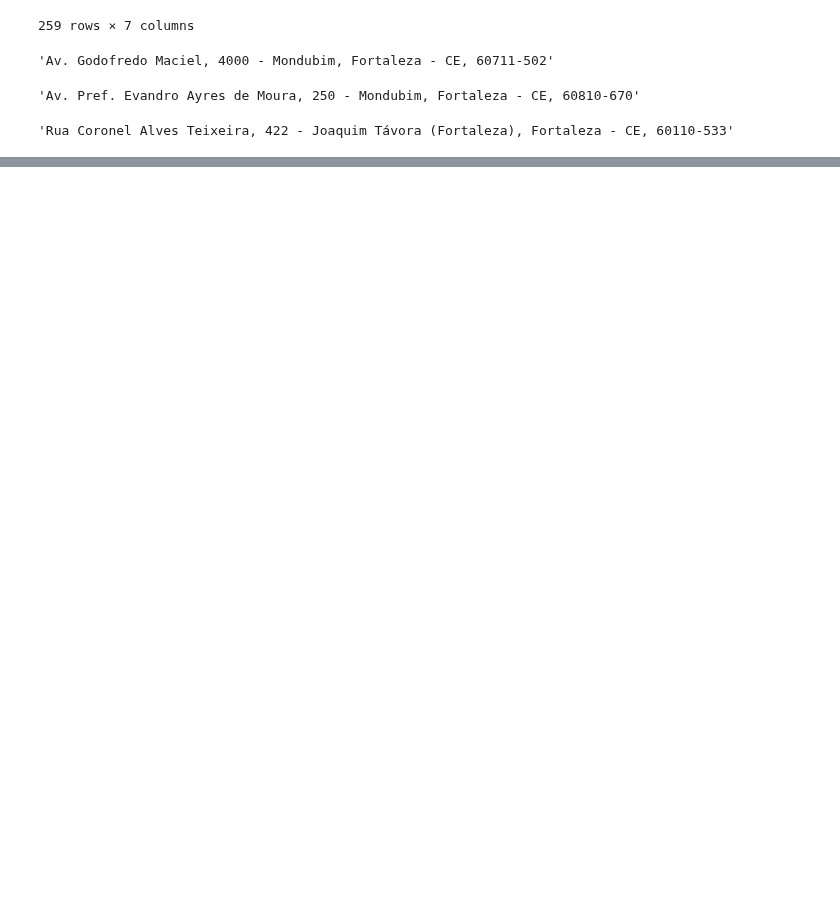
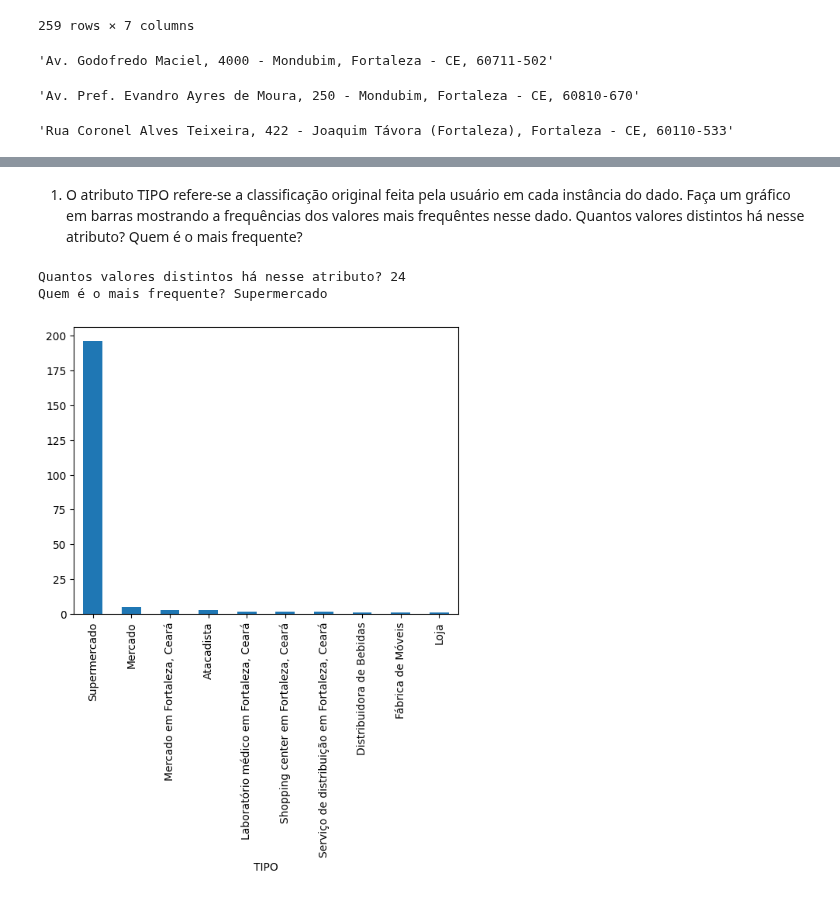
Before and after one commit to clairtonluz/MBA-em-ciencia-de-dados, a Jupyter notebook: Mineracao de Texto/exercicios/EXERCICIO-1- MINERACAO DE TEXTO- 2025.ipynb, the cells around one changed output, grey strips where cells are left out. Saved outputs shown, nothing was run; the diff lists cells and outputs as text; code cells hidden in the pictures; blank space fills up the shorter version.

```diff
--- a/Mineracao de Texto/exercicios/EXERCICIO-1- MINERACAO DE TEXTO- 2025.ipynb
+++ b/Mineracao de Texto/exercicios/EXERCICIO-1- MINERACAO DE TEXTO- 2025.ipynb
@@ -72,0 +73,12 @@ Name: TIPO, dtype: int64
+# %% [markdown]
+1. O atributo TIPO refere-se a classificação original feita pela usuário em cada instância do dado. Faça um gráfico em barras mostrando a frequências dos valores mais frequêntes nesse dado. Quantos valores distintos há nesse atributo? Quem é o mais frequente?
+# %%
+df.TIPO.value_counts().head(10).plot(kind='bar')
+
+tipo_mais_frequente = df.TIPO.value_counts().idxmax()
+print('Quantos valores distintos há nesse atributo?', df.TIPO.nunique());
+print('Quem é o mais frequente?', tipo_mais_frequente);
+# %% [output]
+Quantos valores distintos há nesse atributo? 24
+Quem é o mais frequente? Supermercado
+[figure, added]
```
Also changed, not shown: parts of 12 cells of this notebook.
